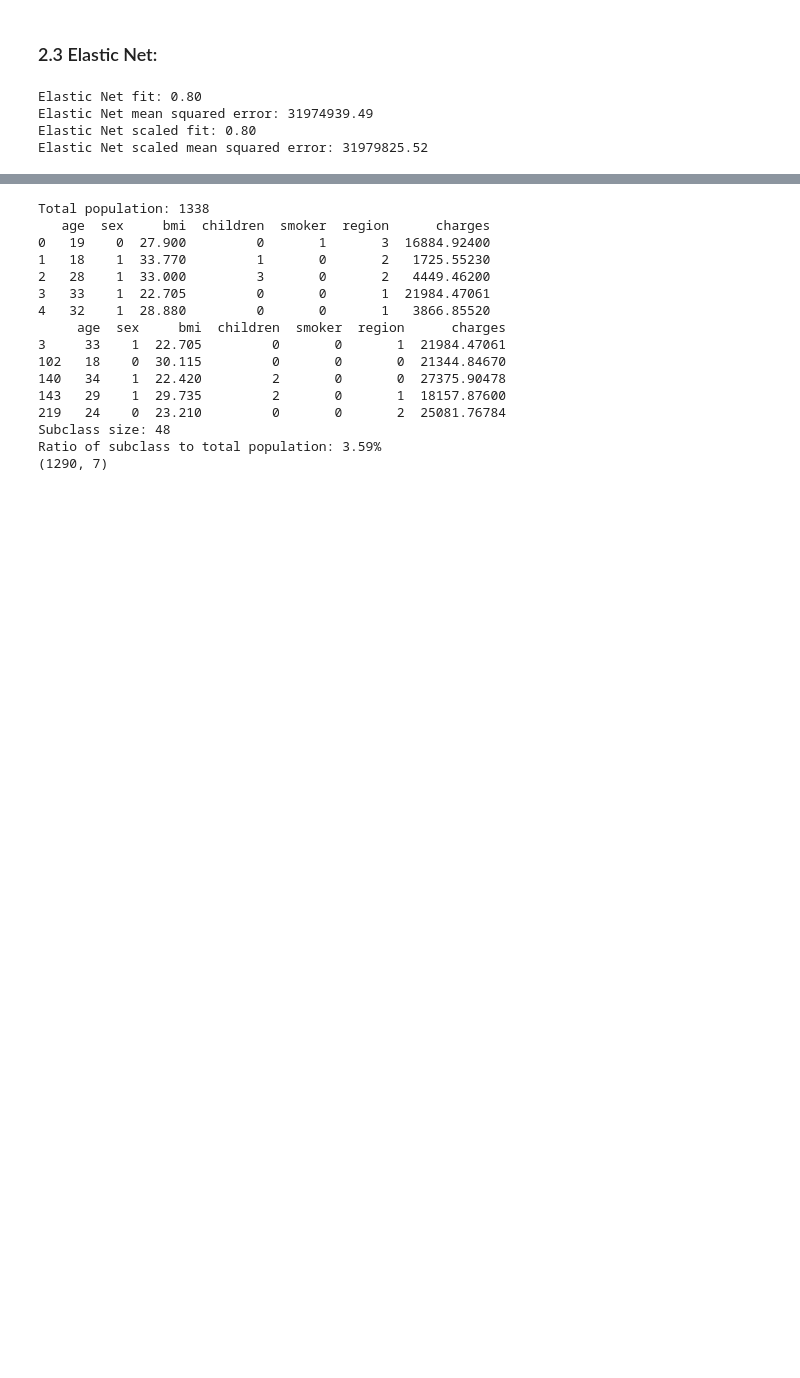
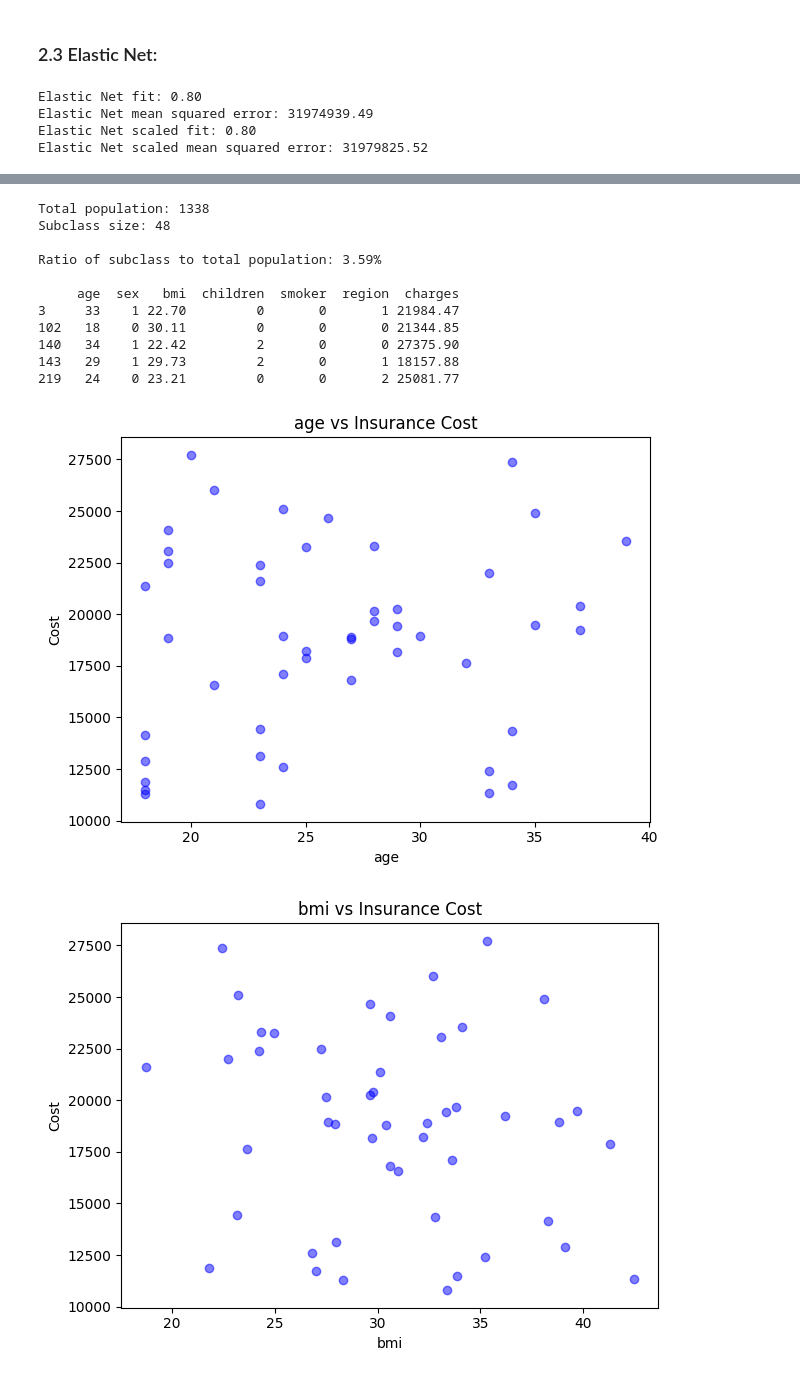
Before and after one commit to nhansen24/ML-Insurance-Cost, a Jupyter notebook: notebook.ipynb, the cells around one changed output, grey strips where cells are left out. Saved outputs shown, nothing was run; the diff lists cells and outputs as text; code cells hidden in the pictures; blank space fills up the shorter version.

```diff
--- a/notebook.ipynb
+++ b/notebook.ipynb
@@ -540,60 +548,61 @@ Elastic Net scaled mean squared error: 31979825.52
 # smoker:(yes(1) no(0))
 # regions:(ne(0) nw(1) se(2) sw(3))
 
+# INVESTIGATING HIGH COST, YOUNG, NON-SMOKERS
 # Subclass population of Non-smokers, < 40 yo, and cost > 10000 ---> WHY
 ins_df = insurance_df.copy()
 total_population = ins_df.shape[0]
 print(f'Total population: {total_population}')
-print(ins_df.head())
+# print(ins_df.head())
 
 ins_df = ins_df.loc[ins_df['age'] < 40]
 #print(ins_df.head())
 
 ins_df = ins_df.loc[ins_df['charges'] > 10000]
 #print(ins_df.head())
 
 ins_df = ins_df.loc[ins_df['smoker'] == 0]
+#print(ins_df.head())
+
+# AS SHOWN, THIS SUB POPULATION IS NOT PREDICTABLE
+subclass_size = ins_df.shape[0]
+subclass_index = ins_df.index
+print(f'Subclass size: {subclass_size}\n\n'
+      f'Ratio of subclass to total population: '
+      f'{subclass_size/total_population * 100:.2f}%\n')
 print(ins_df.head())
 
 age = ins_df['age']
 charges = ins_df['charges']
-"""
+
 num_features = ['age','bmi','children']
 for num_feature in num_features:
     plt.title(f'{num_feature} vs Insurance Cost')
     plt.scatter(ins_df[num_feature], charges, alpha=0.5,color='blue')
     plt.ylabel('Cost')
     plt.xlabel(num_feature)
-#    plt.yscale('log')
     plt.tight_layout()
     plt.show()
-"""
-# AS SHOWN, THIS SUB POPULATION IS NOT PREDICTABLE
-subclass_size = ins_df.shape[0]
-subclass_index = ins_df.index
-print(f'Subclass size: {subclass_size}\nRatio of subclass to total population: {subclass_size/total_population * 100:.2f}%')
+
 
 # TRIALING REMOVAL OF SUBCLASS
 ins_good_df = insurance_df.copy()
 
 good_index = list(set(list(ins_good_df.index)) - set(list(ins_df.index)))
 
 ins_good_df = ins_good_df.iloc[good_index]
-print(ins_good_df.shape)
+#print(ins_good_df.shape)
 # %% [output]
 Total population: 1338
-   age  sex     bmi  children  smoker  region      charges
-0   19    0  27.900         0       1       3  16884.92400
-1   18    1  33.770         1       0       2   1725.55230
-2   28    1  33.000         3       0       2   4449.46200
-3   33    1  22.705         0       0       1  21984.47061
-4   32    1  28.880         0       0       1   3866.85520
-     age  sex     bmi  children  smoker  region      charges
-3     33    1  22.705         0       0       1  21984.47061
-102   18    0  30.115         0       0       0  21344.84670
-140   34    1  22.420         2       0       0  27375.90478
-143   29    1  29.735         2       0       1  18157.87600
-219   24    0  23.210         0       0       2  25081.76784
 Subclass size: 48
+
 Ratio of subclass to total population: 3.59%
-(1290, 7)
+
+     age  sex   bmi  children  smoker  region  charges
+3     33    1 22.70         0       0       1 21984.47
+102   18    0 30.11         0       0       0 21344.85
+140   34    1 22.42         2       0       0 27375.90
+143   29    1 29.73         2       0       1 18157.88
+219   24    0 23.21         0       0       2 25081.77
+[figure, added]
+[figure, added]
```
Also changed, not shown: parts of 15 cells of this notebook.
